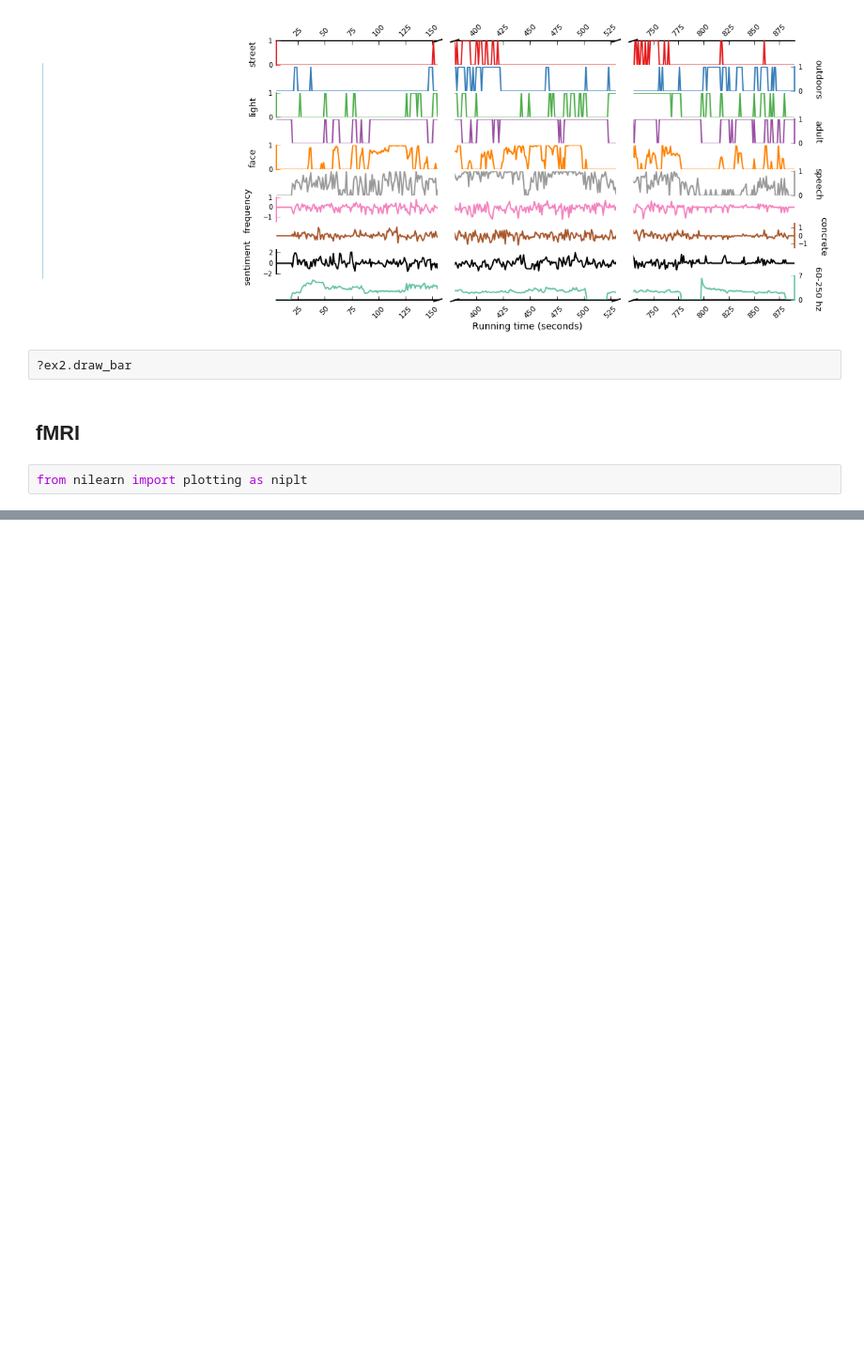
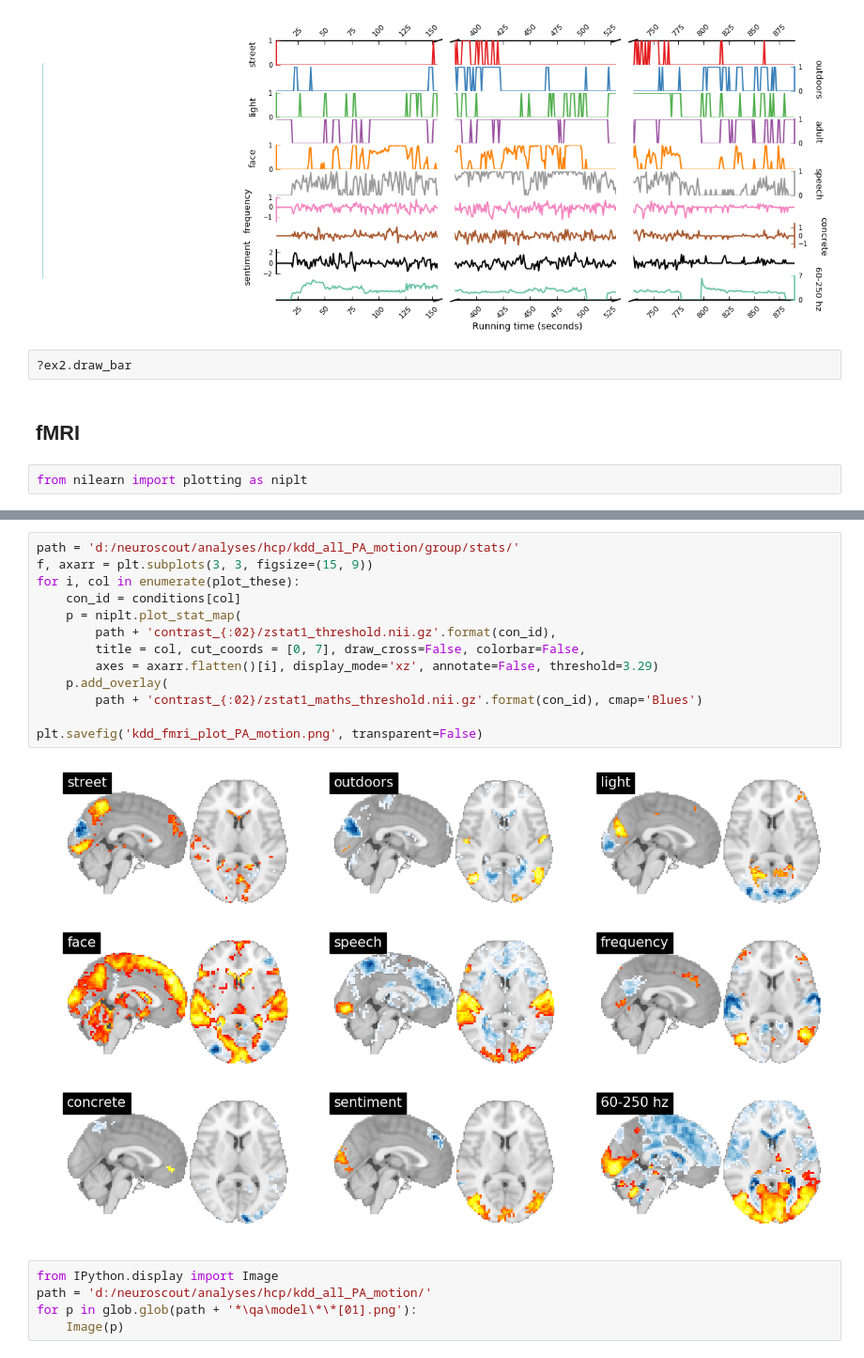
Before and after one commit to adelavega/neuroscout_scripts, a Jupyter notebook: notebooks/KDD_2017/pliers kdd paper.ipynb, the cells around one changed output, grey strips where cells are left out. Shown at 94% size. Cells and saved outputs as stored; diff of their text form; blank space fills up the shorter version.

```diff
--- a/notebooks/KDD_2017/pliers kdd paper.ipynb
+++ b/notebooks/KDD_2017/pliers kdd paper.ipynb
@@ -135,0 +137,20 @@ plt.savefig('kdd_fmri_plot_PA.png', transparent=False)
+# %%
+path = 'd:/neuroscout/analyses/hcp/kdd_all_PA_motion/group/stats/'
+f, axarr = plt.subplots(3, 3, figsize=(15, 9))
+for i, col in enumerate(plot_these):
+    con_id = conditions[col]
+    p = niplt.plot_stat_map(
+        path + 'contrast_{:02}/zstat1_threshold.nii.gz'.format(con_id),
+        title = col, cut_coords = [0, 7], draw_cross=False, colorbar=False,
+        axes = axarr.flatten()[i], display_mode='xz', annotate=False, threshold=3.29)
+    p.add_overlay(
+        path + 'contrast_{:02}/zstat1_maths_threshold.nii.gz'.format(con_id), cmap='Blues')
+
+plt.savefig('kdd_fmri_plot_PA_motion.png', transparent=False)
+# %% [output]
+[figure, added]
+# %%
+from IPython.display import Image
+path = 'd:/neuroscout/analyses/hcp/kdd_all_PA_motion/'
+for p in glob.glob(path + '*\qa\model\*\*[01].png'):
+    Image(p)
```
Also changed, not shown: parts of 7 cells of this notebook, 3 other files.
